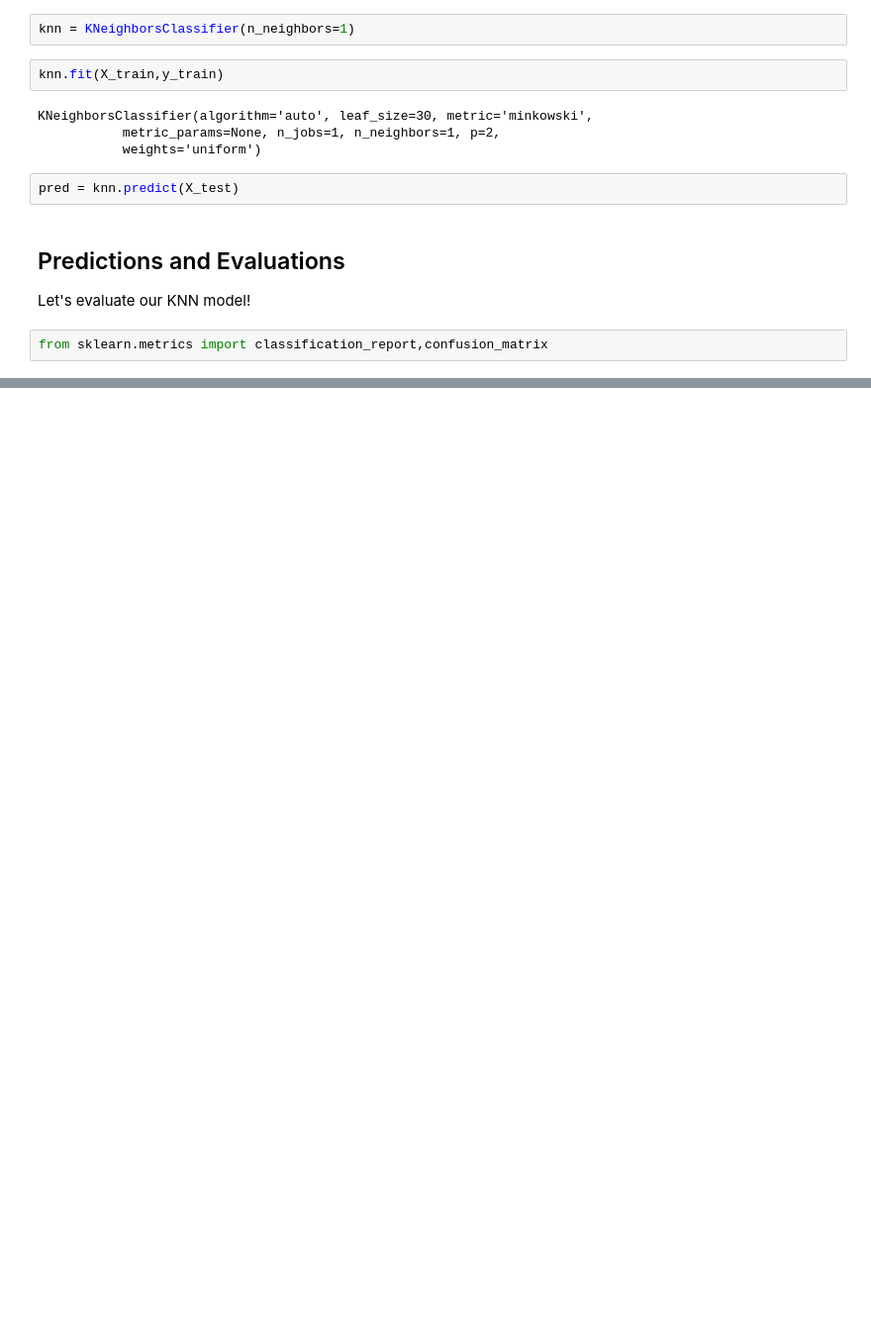
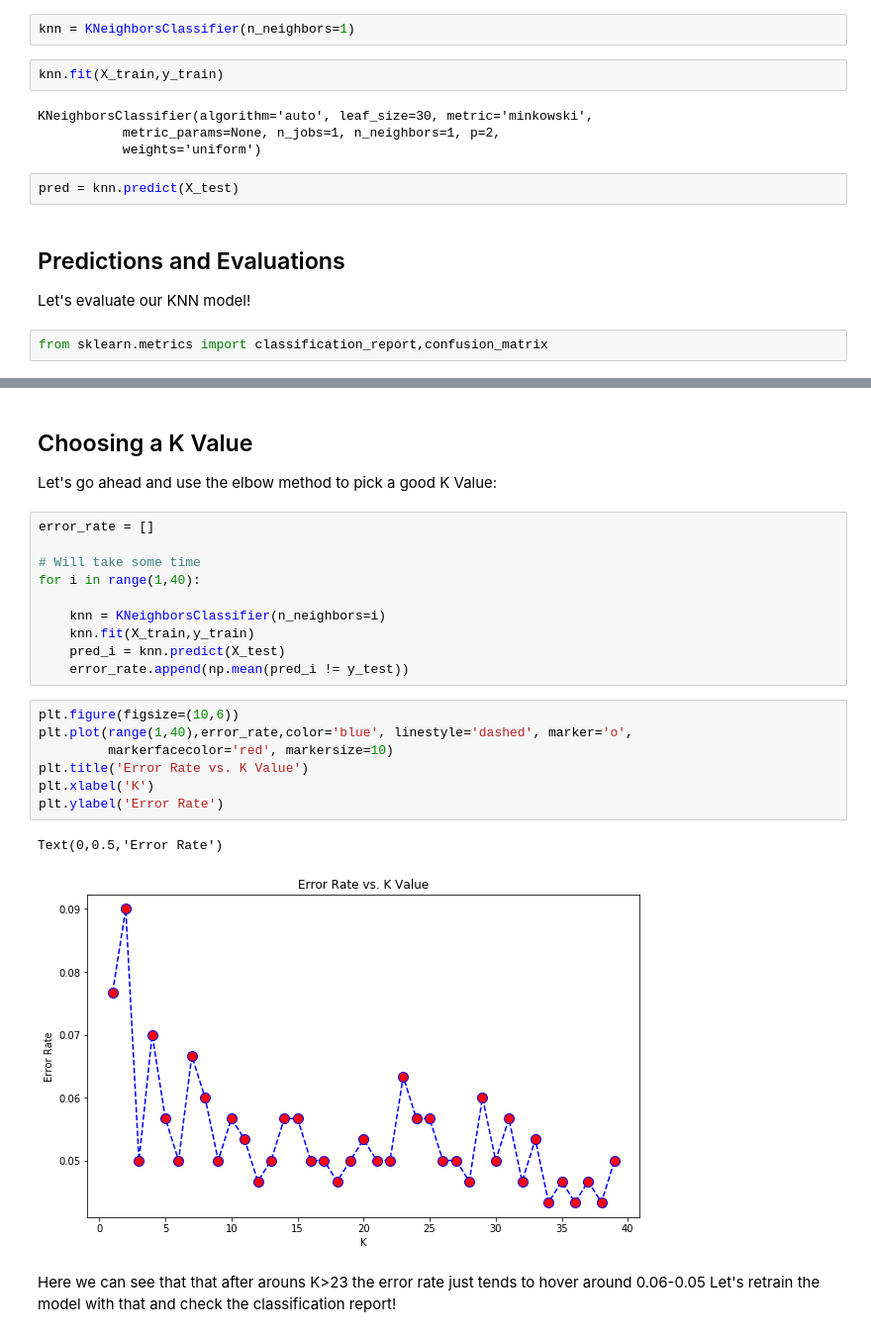
Before and after one commit to imhardikj/A-Model-a-Day, a Jupyter notebook: K-Nearest Neighbors/K Nearest Neighbors with Python.ipynb, the cells around one changed output, grey strips where cells are left out. Shown at 99% size. Cells and saved outputs as stored; diff of their text form; blank space fills up the shorter version.

```diff
--- a/K-Nearest Neighbors/K Nearest Neighbors with Python.ipynb
+++ b/K-Nearest Neighbors/K Nearest Neighbors with Python.ipynb
@@ -101,0 +97,26 @@ avg / total       0.90      0.90      0.90       300
+# %% [markdown]
+## Choosing a K Value
+
+Let's go ahead and use the elbow method to pick a good K Value:
+# %%
+error_rate = []
+
+# Will take some time
+for i in range(1,40):
+
+    knn = KNeighborsClassifier(n_neighbors=i)
+    knn.fit(X_train,y_train)
+    pred_i = knn.predict(X_test)
+    error_rate.append(np.mean(pred_i != y_test))
+# %%
+plt.figure(figsize=(10,6))
+plt.plot(range(1,40),error_rate,color='blue', linestyle='dashed', marker='o',
+         markerfacecolor='red', markersize=10)
+plt.title('Error Rate vs. K Value')
+plt.xlabel('K')
+plt.ylabel('Error Rate')
+# %% [output]
+Text(0,0.5,'Error Rate')
+[figure, added]
+# %% [markdown]
+Here we can see that that after arouns K>23 the error rate just tends to hover around 0.06-0.05 Let's retrain the model with that and check the classification report!
```
Also changed, not shown: parts of 7 cells of this notebook.
